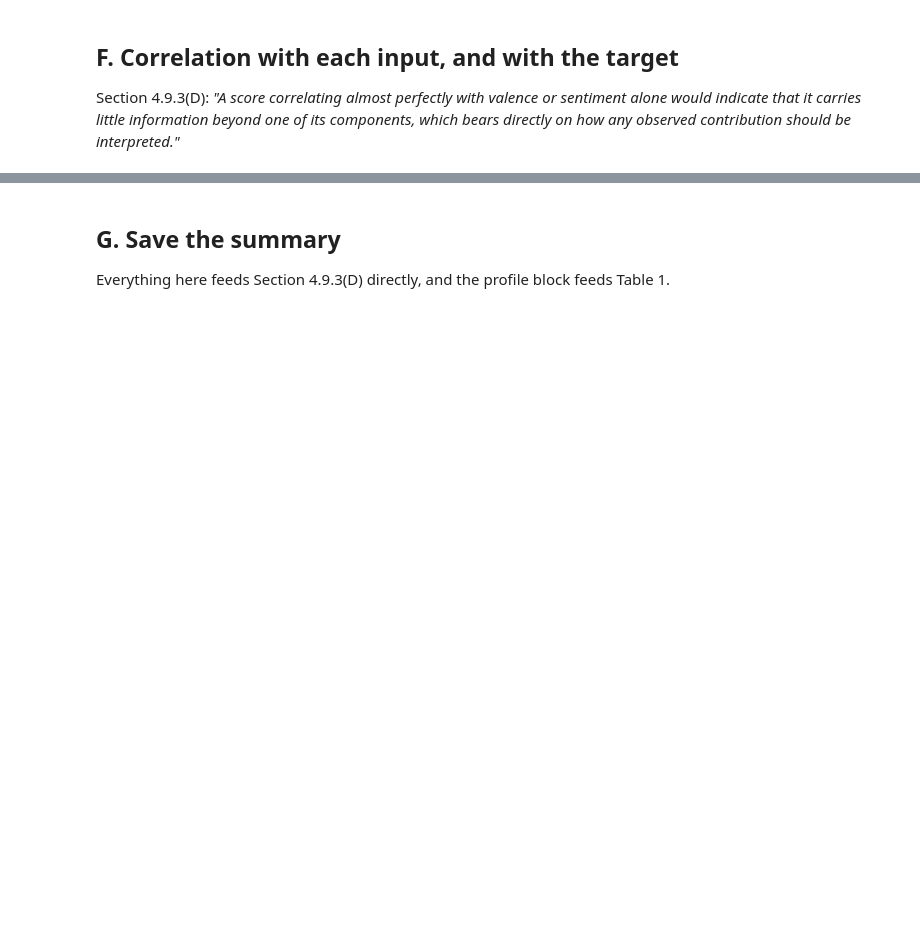
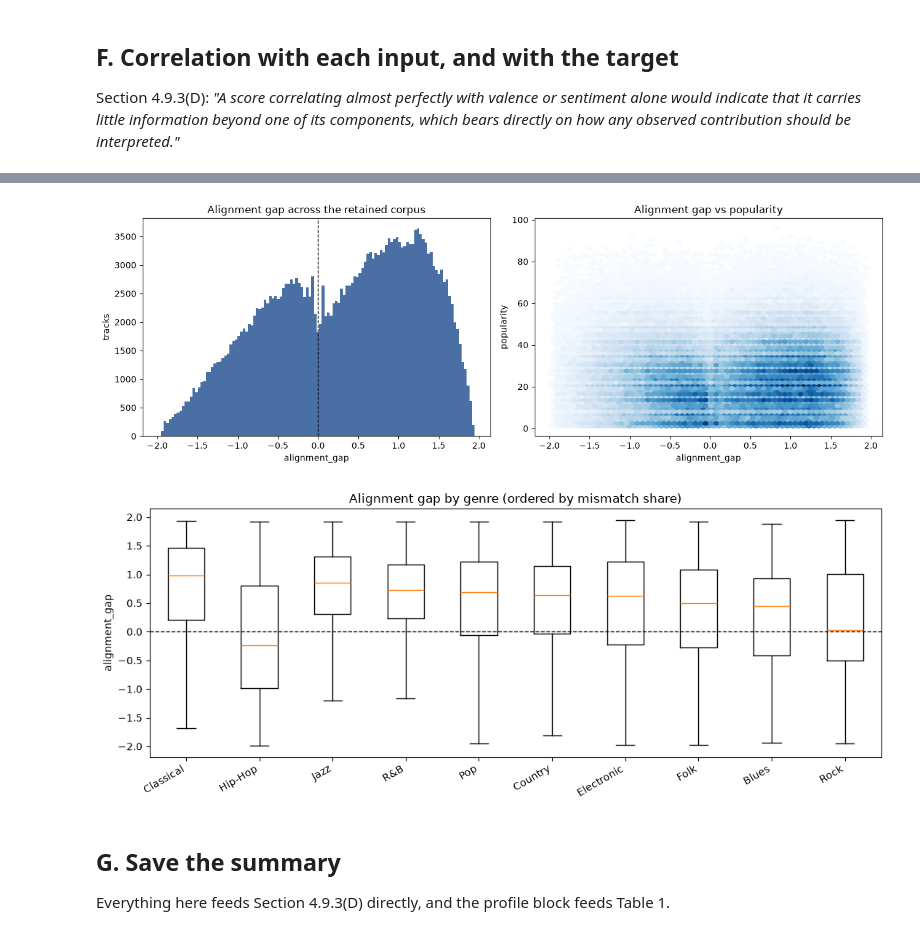
Before and after one commit to grenappl/thesis-project, a Jupyter notebook: notebooks/4_behavioral_checks.ipynb, the cells around one changed output, grey strips where cells are left out. Saved outputs shown, nothing was run; the diff lists cells and outputs as text; code cells hidden in the pictures; blank space fills up the shorter version.

```diff
--- a/notebooks/4_behavioral_checks.ipynb
+++ b/notebooks/4_behavioral_checks.ipynb
@@ -178,30 +280,33 @@ print(per_genre_corr.round(4).to_string())
 # %%
 fig, axes = plt.subplots(1, 2, figsize=(13, 4.5))
 axes[0].hist(gap, bins=120, color='#4a6fa5', edgecolor='none')
 axes[0].axvline(0, color='k', lw=1, ls='--')
 axes[0].set_xlabel('alignment_gap')
 axes[0].set_ylabel('tracks')
 axes[0].set_title('Alignment gap across the retained corpus')
 
 axes[1].hexbin(df['alignment_gap'], df['popularity'], gridsize=60, cmap='Blues', mincnt=1)
 axes[1].set_xlabel('alignment_gap')
 axes[1].set_ylabel('popularity')
 axes[1].set_title('Alignment gap vs popularity')
 fig.tight_layout()
 fig.savefig(mc.artifact('fig_gap_distribution.png'), dpi=150)
 plt.show()
 
 order = by_genre.index.tolist()
 fig2, ax = plt.subplots(figsize=(11, 4.5))
 ax.boxplot([df.loc[df['genre'] == g, 'alignment_gap'].values for g in order],
-           labels=order, showfliers=False)
+           tick_labels=order, showfliers=False)
 ax.axhline(0, color='k', lw=1, ls='--')
 ax.set_ylabel('alignment_gap')
 ax.set_title('Alignment gap by genre (ordered by mismatch share)')
 plt.xticks(rotation=30, ha='right')
 fig2.tight_layout()
 fig2.savefig(mc.artifact('fig_gap_by_genre.png'), dpi=150)
 plt.show()
+# %% [output]
+[figure, added]
+[figure, added]
 # %% [markdown]
 ## G. Save the summary
 
```
Also changed, not shown: parts of 8 cells of this notebook, 8 other files.
